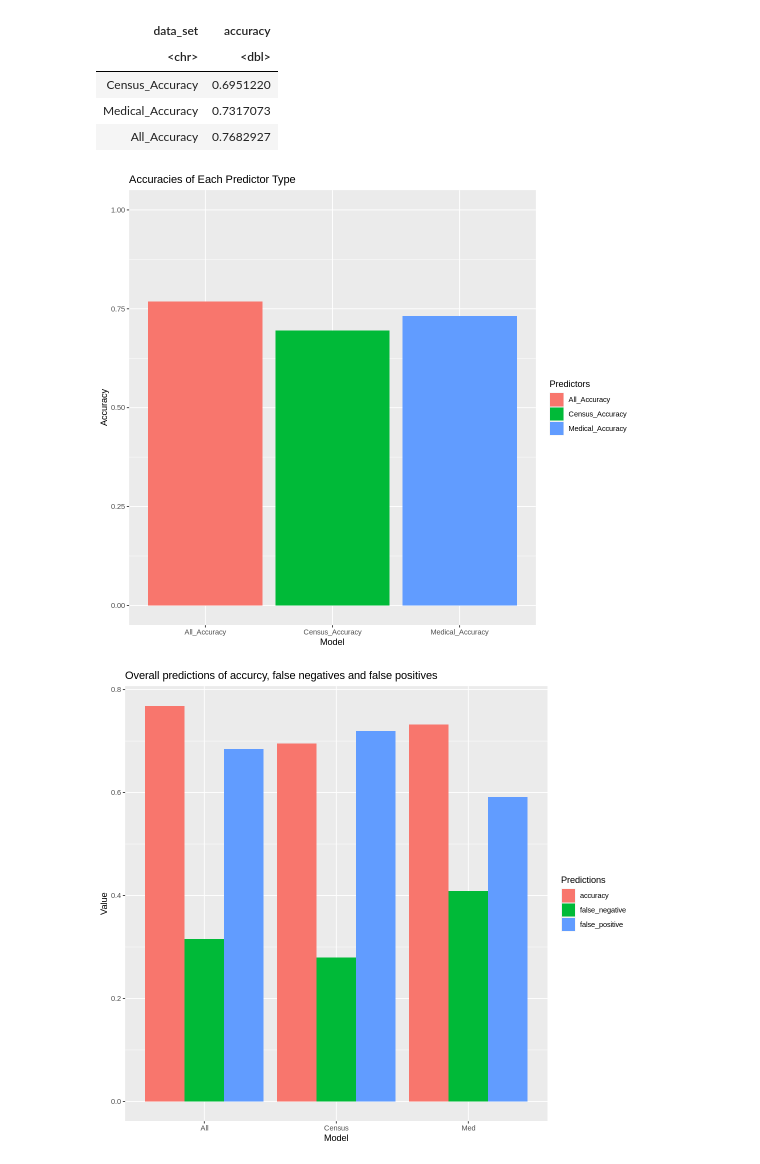
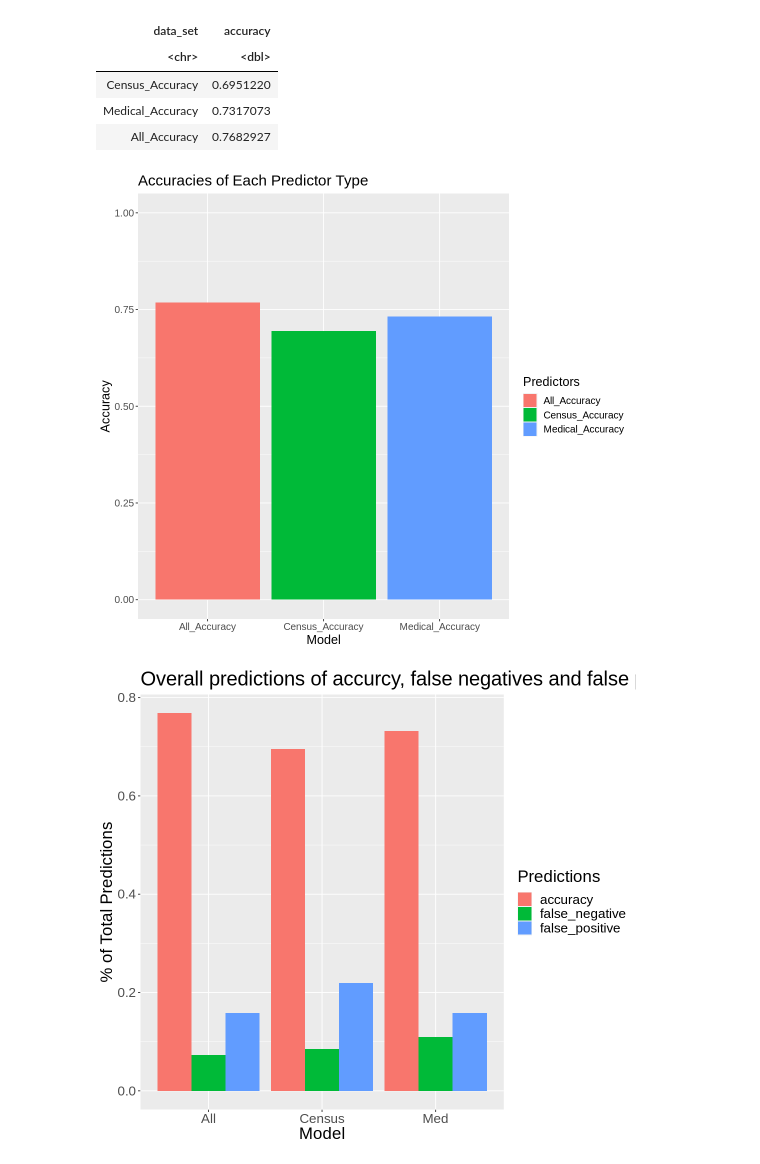
Before and after one commit to Phoebeml/Group20_DSCI100, a Jupyter notebook: Group20Project.ipynb, the cells around one changed output. Drawn from its saved outputs; the diff is of its cells as text; code cells hidden in the pictures.

Commit message:
Aesthetic changes and figure captions added

```diff
--- a/Group20Project.ipynb
+++ b/Group20Project.ipynb
@@ -282,10 +269,10 @@ confusion_census <- heart_predicted_census|>
 confusion_census
 
 #Calculate the percentage wrong predictions that are false positive
-false_positive_census <- 18/25
+false_positive_census <- 18/82
 
 #Calculate the percentage wrong predictions that are false negative
-false_negative_census <- 7/25
+false_negative_census <- 7/82
 
 #Produce a tibble with false_positive and false_negative values
 tibble(false_positive_census, false_negative_census)
@@ -384,10 +371,10 @@ acc_med <- heart_predicted_med |>
     pull()
 
 #Calculate the percentage wrong predictions that are false positive
-false_positive_med <- 13/22
+false_positive_med <- 13/82
 
 #Calculate the percentage wrong predictions that are false negative
-false_negative_med <- 9/22
+false_negative_med <- 9/82
 
 #Produce a tibble with false_positive and false_negative values
 tibble(false_positive_med, false_negative_med)
@@ -482,10 +469,10 @@ confusion_all <- heart_predicted_all|>
 confusion_all
 
 #Calculate the percentage wrong predictions that are false positive
-false_positive_all <- 13/19
+false_positive_all <- 13/82
 
 #Calculate the percentage wrong predictions that are false negative
-false_negative_all <- 6/19
+false_negative_all <- 6/82
 
 #Produce a tibble with false_positive and false_negative values
 tibble(false_positive_all, false_negative_all)
@@ -534,25 +521,27 @@ Accuracy_plot <- tidy_accuracy_data |>
     geom_bar(stat = "identity") +
     labs(x= "Model", y="Accuracy", fill = "Predictors") +
     ylim(0:1) +
-    ggtitle("Accuracies of Each Predictor Type")
+    ggtitle("Accuracies of Each Predictor Type") +
+    theme(text=element_text(size=15))
 Accuracy_plot
 # %% [output]
-[figure, old version]
+[figure, new version]
 # %%
 #Create a data frame with accuraxy, false_positive and false_negative values for each type of predictors
 error_df <- data.frame(
   model = c("All", "Census", "Med"),
   accuracy = c(acc_all,acc_census, acc_med),
   false_positive = c(false_positive_all, false_positive_census, false_positive_med),
   false_negative = c(false_negative_all, false_negative_census, false_negative_med))
 
 #Modify the data frame to use it to plot bar graph
 error_long <- tidyr::gather(error_df, key = "metric", value = "value", -model)
 
 # Create the grouped bar chart
 ggplot(error_long, aes(x = model, y = value, fill = metric)) +
   geom_bar(stat = "identity", position = "dodge") +
-  labs(x = "Model", y = "Value", fill = "Predictions")+
-  ggtitle("Overall predictions of accurcy, false negatives and false positives")
+  labs(x = "Model", y = "% of Total Predictions", fill = "Predictions")+
+  ggtitle("Overall predictions of accurcy, false negatives and false positives") +
+theme(text=element_text(size=20))
 # %% [output]
-[figure, old version]
+[figure, new version]
```
Also changed, not shown: parts of 5 cells of this notebook.
